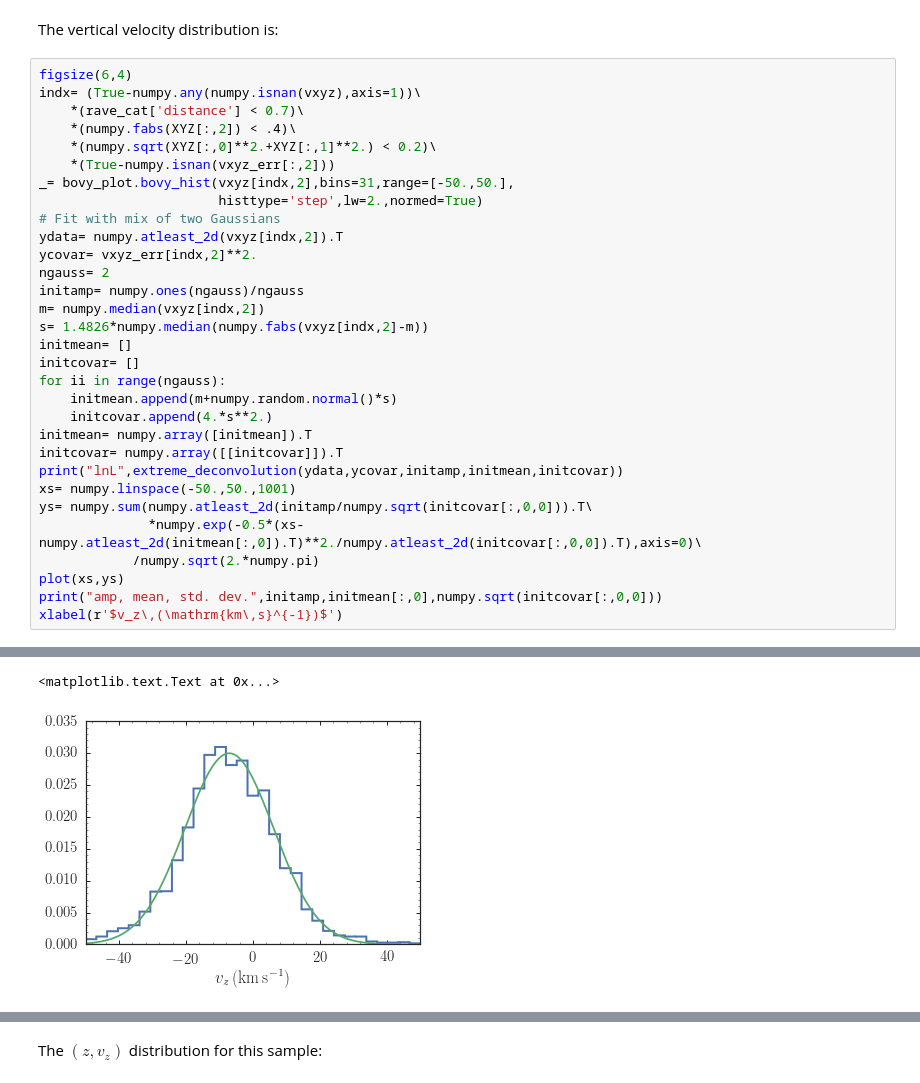
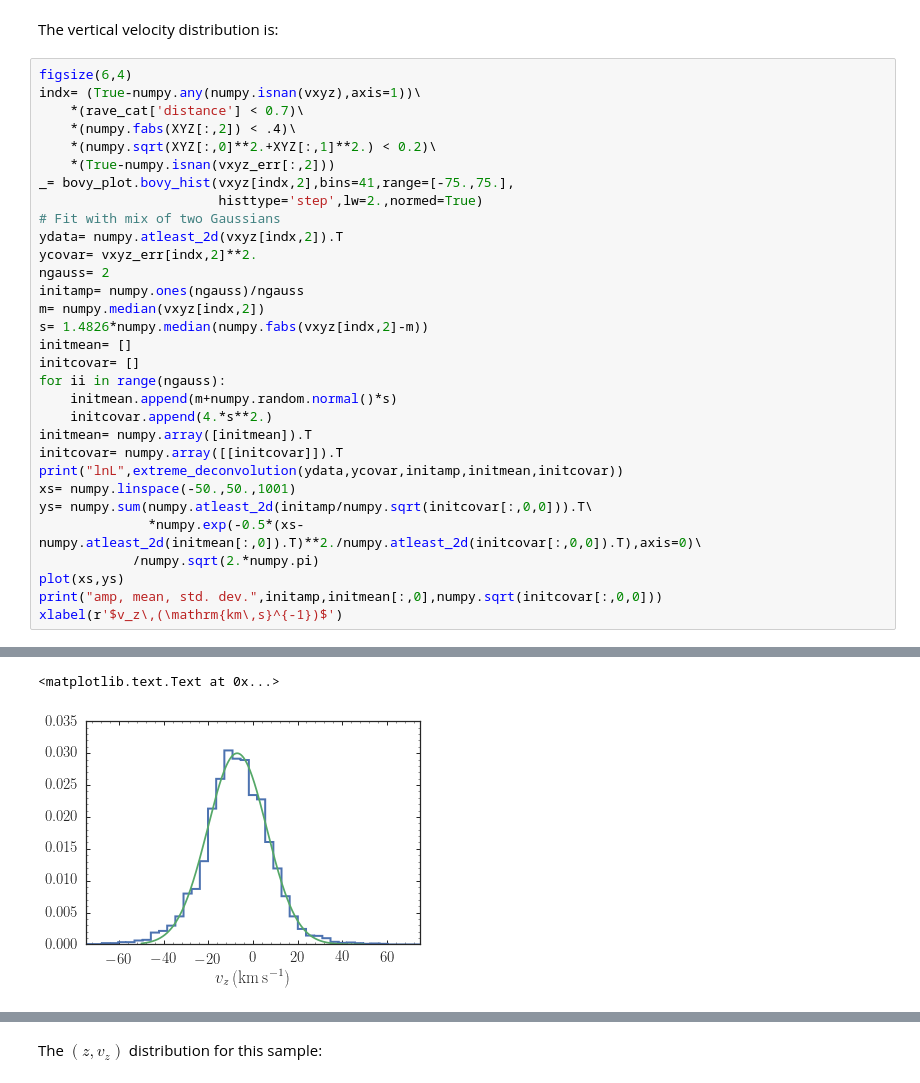
Before and after one commit to jobovy/simple-m2m, a Jupyter notebook: py/Fstar-kinematics.ipynb, the cells around one changed output, grey strips where cells are left out. Cells and saved outputs as stored; diff of their text form.

```diff
--- a/py/Fstar-kinematics.ipynb
+++ b/py/Fstar-kinematics.ipynb
@@ -151,7 +151,7 @@ indx= (True-numpy.any(numpy.isnan(vxyz),axis=1))\
     *(numpy.fabs(XYZ[:,2]) < .4)\
     *(numpy.sqrt(XYZ[:,0]**2.+XYZ[:,1]**2.) < 0.2)\
     *(True-numpy.isnan(vxyz_err[:,2]))
-_= bovy_plot.bovy_hist(vxyz[indx,2],bins=31,range=[-50.,50.],
+_= bovy_plot.bovy_hist(vxyz[indx,2],bins=41,range=[-75.,75.],
                        histtype='step',lw=2.,normed=True)
 # Fit with mix of two Gaussians
 ydata= numpy.atleast_2d(vxyz[indx,2]).T
@@ -181,2 +181,2 @@ xlabel(r'$v_z\,(\mathrm{km\,s}^{-1})$')
 <matplotlib.text.Text at 0x...>
-[figure, old version]
+[figure, new version]
```
Also changed, not shown: parts of 4 cells of this notebook.
